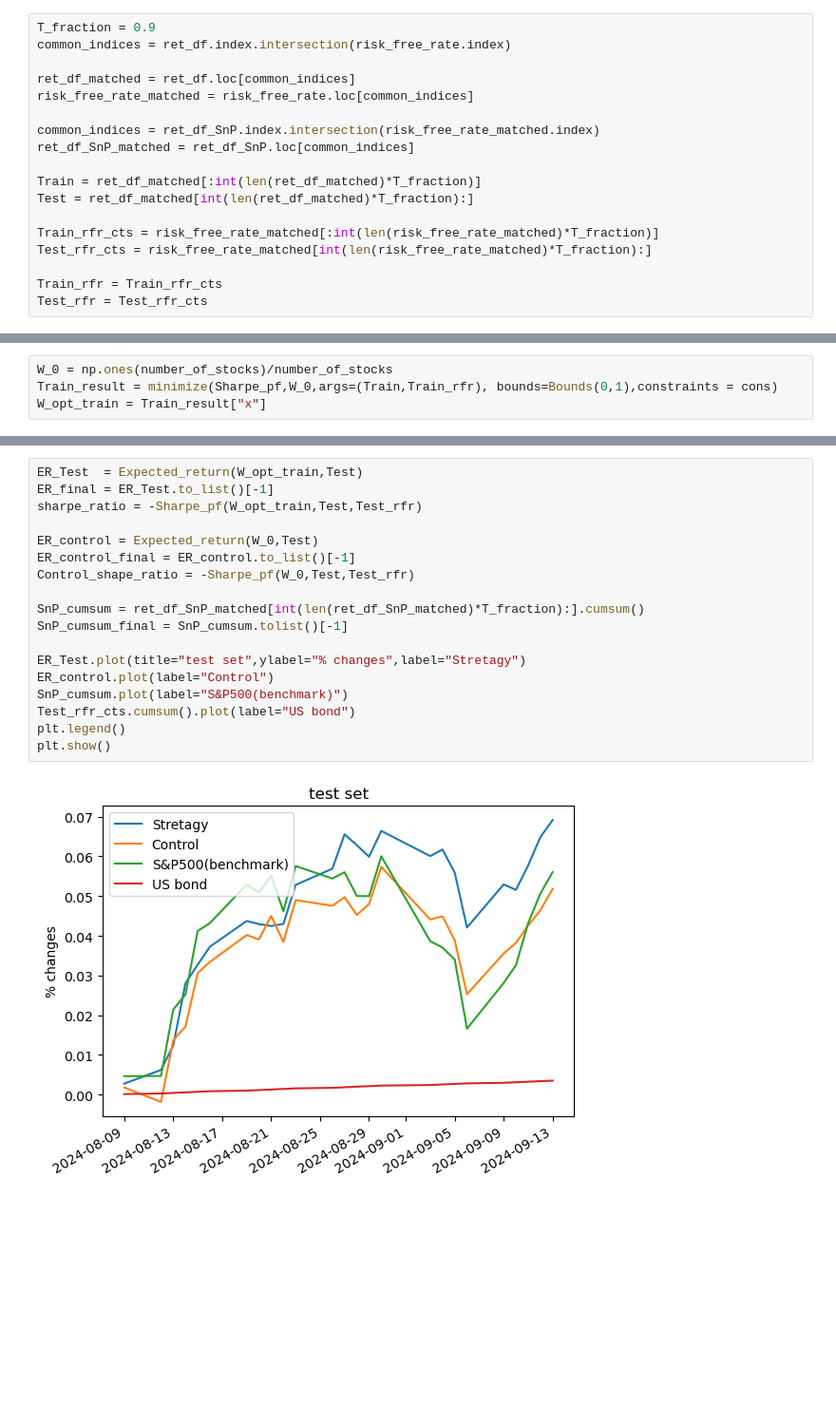
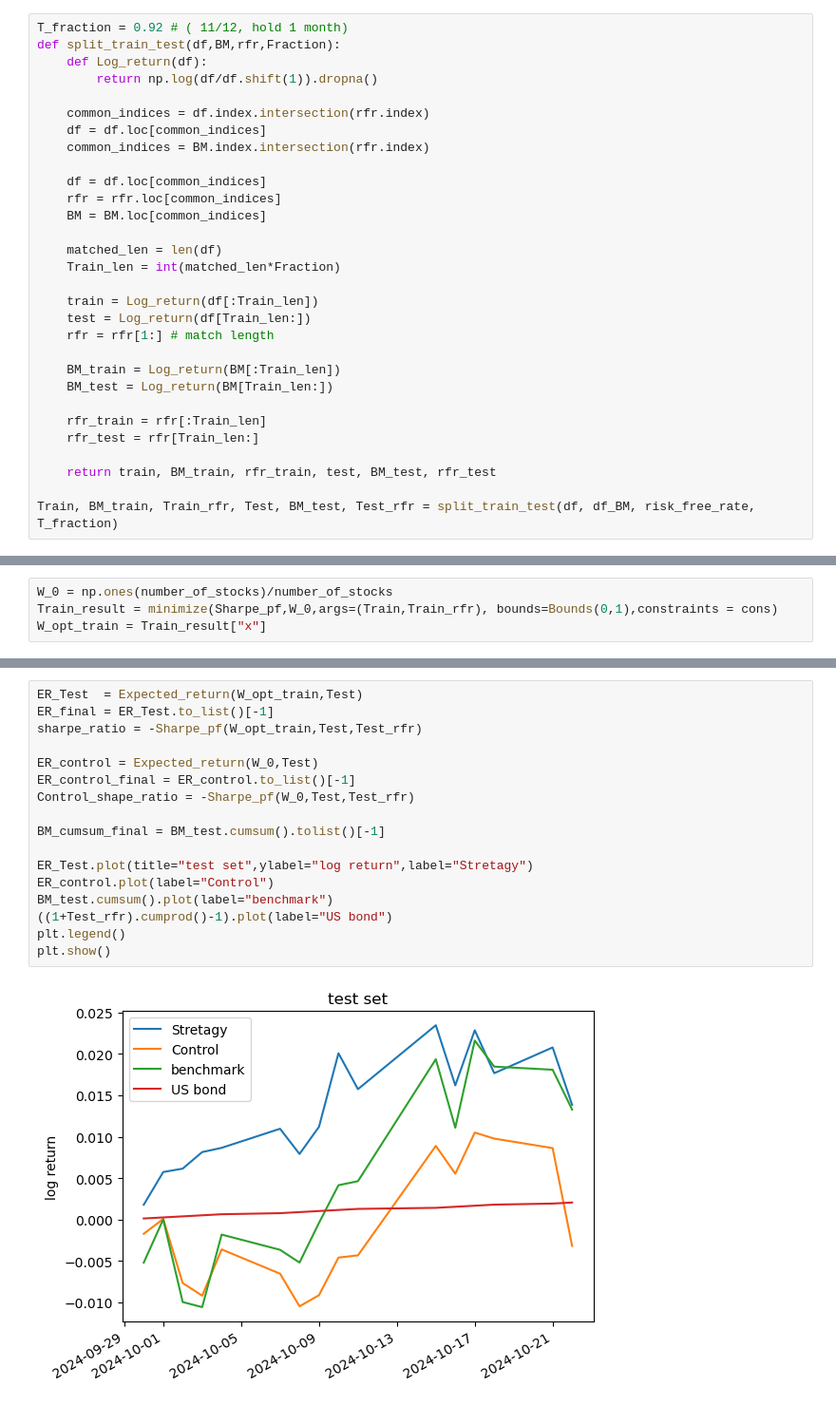
Before and after one commit to SzeLok0305/Finance_study, a Jupyter notebook: yfinance_analysis/Portfolio theory.ipynb, the cells around one changed output, grey strips where cells are left out. Shown: that part at 95% size. Cells and saved outputs as stored; diff of their text form; blank space fills up the shorter version.

```diff
--- a/yfinance_analysis/Portfolio theory.ipynb
+++ b/yfinance_analysis/Portfolio theory.ipynb
@@ -80,23 +140,35 @@ def Sharpe_pf(Weight,return_df,risk_free_rate):
 def Expected_return(Weight,return_df):
     return return_df.dot(Weight).cumsum().dropna()
 # %%
-T_fraction = 0.9
-common_indices = ret_df.index.intersection(risk_free_rate.index)
+T_fraction = 0.92 # ( 11/12, hold 1 month)
+def split_train_test(df,BM,rfr,Fraction):
+    def Log_return(df):
+        return np.log(df/df.shift(1)).dropna()
 
-ret_df_matched = ret_df.loc[common_indices]
-risk_free_rate_matched = risk_free_rate.loc[common_indices]
+    common_indices = df.index.intersection(rfr.index)
+    df = df.loc[common_indices]
+    common_indices = BM.index.intersection(rfr.index)
 
-common_indices = ret_df_SnP.index.intersection(risk_free_rate_matched.index)
-ret_df_SnP_matched = ret_df_SnP.loc[common_indices]
+    df = df.loc[common_indices]
+    rfr = rfr.loc[common_indices]
+    BM = BM.loc[common_indices]
 
-Train = ret_df_matched[:int(len(ret_df_matched)*T_fraction)]
-Test = ret_df_matched[int(len(ret_df_matched)*T_fraction):]
+    matched_len = len(df)
+    Train_len = int(matched_len*Fraction)
 
-Train_rfr_cts = risk_free_rate_matched[:int(len(risk_free_rate_matched)*T_fraction)]
-Test_rfr_cts = risk_free_rate_matched[int(len(risk_free_rate_matched)*T_fraction):]
+    train = Log_return(df[:Train_len])
+    test = Log_return(df[Train_len:])
+    rfr = rfr[1:] # match length
 
-Train_rfr = Train_rfr_cts
-Test_rfr = Test_rfr_cts
+    BM_train = Log_return(BM[:Train_len])
+    BM_test = Log_return(BM[Train_len:])
+
+    rfr_train = rfr[:Train_len]
+    rfr_test = rfr[Train_len:]
+
+    return train, BM_train, rfr_train, test, BM_test, rfr_test
+
+Train, BM_train, Train_rfr, Test, BM_test, Test_rfr = split_train_test(df, df_BM, risk_free_rate, T_fraction)
 # %%
 cons = ({"type":"eq", "fun":lambda x:np.sum(x) - 1})
 # %%
@@ -115,23 +187,22 @@ plt.show()
 # %%
 ER_Test  = Expected_return(W_opt_train,Test)
 ER_final = ER_Test.to_list()[-1]
 sharpe_ratio = -Sharpe_pf(W_opt_train,Test,Test_rfr)
 
 ER_control = Expected_return(W_0,Test)
 ER_control_final = ER_control.to_list()[-1]
 Control_shape_ratio = -Sharpe_pf(W_0,Test,Test_rfr)
 
-SnP_cumsum = ret_df_SnP_matched[int(len(ret_df_SnP_matched)*T_fraction):].cumsum()
-SnP_cumsum_final = SnP_cumsum.tolist()[-1]
+BM_cumsum_final = BM_test.cumsum().tolist()[-1]
 
-ER_Test.plot(title="test set",ylabel="% changes",label="Stretagy")
+ER_Test.plot(title="test set",ylabel="log return",label="Stretagy")
 ER_control.plot(label="Control")
-SnP_cumsum.plot(label="S&P500(benchmark)")
-Test_rfr_cts.cumsum().plot(label="US bond")
+BM_test.cumsum().plot(label="benchmark")
+((1+Test_rfr).cumprod()-1).plot(label="US bond")
 plt.legend()
 plt.show()
 # %% [output]
-[figure, old version]
+[figure, new version]
 # %%
 print(f"The return for the test data is {ER_final*100:.2f}% with sharpe ratio {sharpe_ratio:.3f}")
 print(f"Control return is {ER_control_final*100:.2f}% with sharpe ratio {Control_shape_ratio:.3f}")
```
Also changed, not shown: parts of 17 cells of this notebook, 1 other file.
